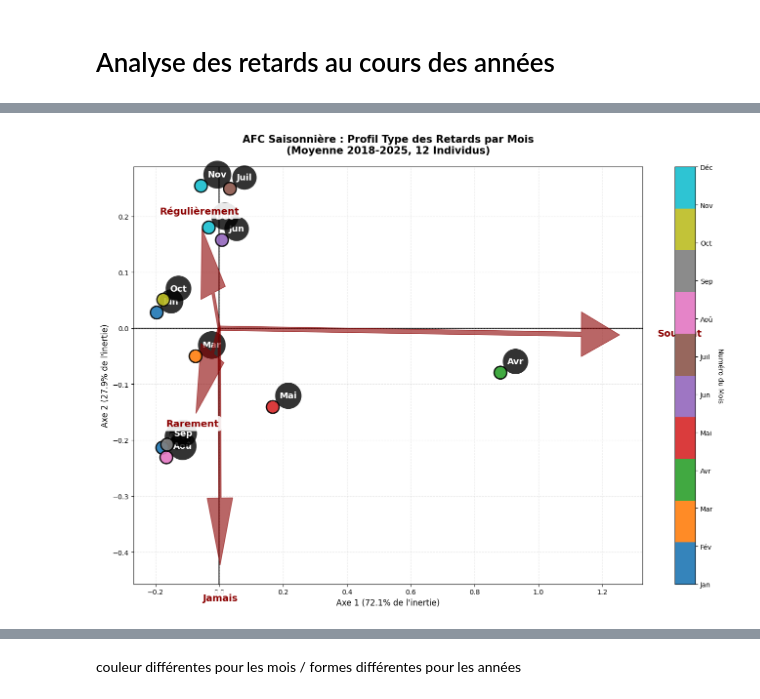
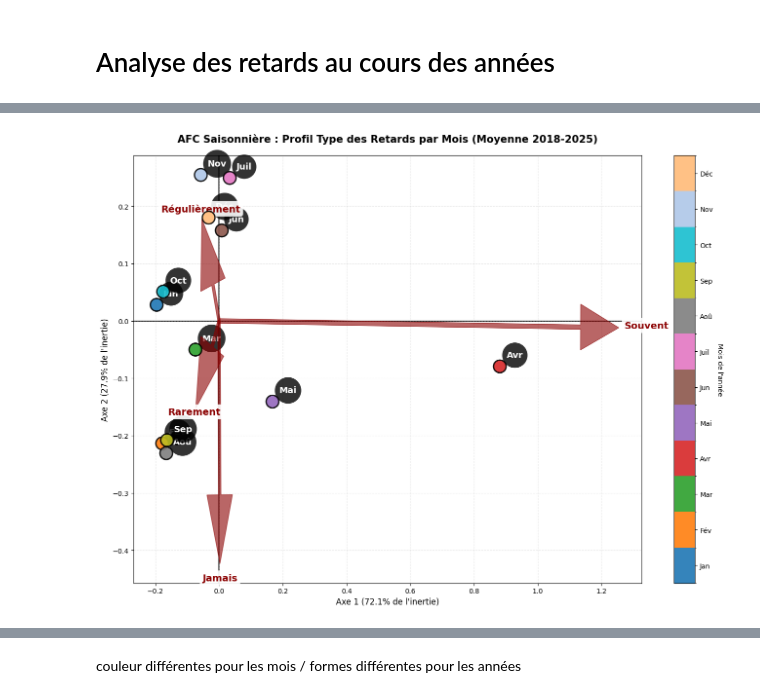
Before and after one commit to Clara-Lst/Projet_AD, a Jupyter notebook: AD-projet-python_FMA-Alex.ipynb, the cells around one changed output, grey strips where cells are left out. Drawn from its saved outputs; the diff is of its cells as text; code cells hidden in the pictures.

```diff
--- a/AD-projet-python_FMA-Alex.ipynb
+++ b/AD-projet-python_FMA-Alex.ipynb
@@ -537,34 +656,20 @@ On regarde plus précisements l'année 2018 pour voir si il y a des mois en part
 # %%
-# --- 8. AFC PAR MOIS (Toutes années confondues - 12 Individus) ---
+# 1.3. AFC Saisonnière Globale (12 Mois)
 
 # A. Préparation : Extraire le numéro du mois pour le regroupement
-# On s'assure que la date est en texte, puis on prend la partie après le '-' ou le premier chiffre si format différent
-# Hypothèse : format "YYYY-MM" ou "YYYY-MM-DD"
 data['mois_num'] = data['date'].astype(str).str.split('-').str[1]
 
-# Vérification de sécurité : s'assurer qu'on a bien des mois de 01 à 12
-if data['mois_num'].isna().any():
-    # Fallback si le format de date est différent (ex: "01/2018")
-    # On essaie de prendre les 2 premiers caractères
-    data['mois_num'] = data['date'].astype(str).str[:2]
-
-# Filtrer pour ne garder que les mois valides (01 à 12)
-data = data[data['mois_num'].str.match(r'^0[1-9]|1[0-2]$')]
-
 # B. Création de la matrice de contingence par MOIS (Agrégation 2018-2025)
-# On groupe par 'mois_num' et 'retard', puis on somme tous les trains de toutes les années pour ce mois.
 matrice_mois = data.groupby(['mois_num', 'retard']).size().unstack(fill_value=0)
 
 # Réordonner les mois chronologiquement (01, 02, ..., 12)
-# C'est crucial car le tri alphabétique mettrait "10" avant "2"
 ordre_mois = [f"{i:02d}" for i in range(1, 13)]
-# On ne garde que les mois présents dans les données, dans le bon ordre
 mois_presents = [m for m in ordre_mois if m in matrice_mois.index]
 matrice_mois = matrice_mois.reindex(mois_presents)
 
-print("Matrice de contingence Mensuelle (Agrégat 2018-2025) :")
+#Afficher la matrice de contigence
+print("Matrice de contingence")
 print(matrice_mois)
-print(f"\nNombre d'individus : {len(matrice_mois)} (devrait être 12)")
 
 # C. Lancement de l'AFC
 afc_mois_global = prince.CA(n_components=2, n_iter=10, copy=True, check_input=True, random_state=42)
@@ -575,66 +680,80 @@ total_inertia_mois = afc_mois_global.eigenvalues_.sum()
 inertie_mm1 = afc_mois_global.eigenvalues_[0] / total_inertia_mois
 inertie_mm2 = afc_mois_global.eigenvalues_[1] / total_inertia_mois
 
-# E. Visualisation Unifiée (Mois + Variables)
-plt.figure(figsize=(14, 10))
-
-# 1. Coordonnées des individus (les 12 mois)
+# E. Préparation des coordonnées
 coords_mois_glob = afc_mois_global.row_coordinates(matrice_mois)
 coords_mois_glob.columns = ['Axe 1', 'Axe 2']
+coords_mois_glob['mois_int'] = coords_mois_glob.index.astype(int)
 
-# 2. Coordonnées des variables (Catégories de retard)
 coords_vars_mois = afc_mois_global.column_coordinates(matrice_mois)
 coords_vars_mois.columns = ['Axe 1', 'Axe 2']
 
-# 3. Tracé des VARIABLES (Flèches)
+# F. Création d'une palette personnalisée de 12 couleurs distinctes
+# Liste de 12 couleurs vives et différenciables
+couleurs_12_mois = [
+    '#1f77b4', # Bleu (Jan)
+    '#ff7f0e', # Orange (Fév)
+    '#2ca02c', # Vert (Mar)
+    '#d62728', # Rouge (Avr)
+    '#9467bd', # Violet (Mai)
+    '#8c564b', # Marron (Jun)
+    '#e377c2', # Rose (Juil)
+    '#7f7f7f', # Gris (Aoû)
+    '#bcbd22', # Olive (Sep)
+    '#17becf', # Cyan (Oct)
+    '#aec7e8', # Bleu clair (Nov)
+    '#ffbb78'  # Orange clair (Déc)
+]
+
+# Création de la colormap et de la normalisation pour des cases discrètes (pour avoir les couleurs centrées sur les mois)
+cmap_12 = mcolors.LinearSegmentedColormap.from_list('cmap_12', couleurs_12_mois, N=12)
+bornes_mois = [x - 0.5 for x in range(1, 13)] + [12.5] # Bornes de 0.5 à 12.5
+norm_mois = mcolors.BoundaryNorm(bornes_mois, cmap_12.N)
+
+# G. Visualisation Unifiée
+plt.figure(figsize=(14, 10))
+
+# 1. Tracé des VARIABLES (Flèches)
 for i, txt in enumerate(coords_vars_mois.index):
     x = coords_vars_mois['Axe 1'].iloc[i]
     y = coords_vars_mois['Axe 2'].iloc[i]
     plt.arrow(0, 0, x, y, color='darkred', alpha=0.6, width=0.008, head_width=0.08, length_includes_head=True, zorder=5)
-    plt.text(x*1.15, y*1.15, txt, color='darkred', fontsize=14, fontweight='bold', ha='center',
+    plt.text(x*1.07, y*1.07, txt,
+             color='darkred', fontsize=14, fontweight='bold', ha='center',
              bbox=dict(boxstyle='round,pad=0.3', facecolor='white', alpha=0.9, edgecolor='none'), zorder=6)
 
-# 4. Tracé des INDIVIDUS (Les Mois 01-12)
-# On convertit l'index (ex: "04") en entier (4) pour la couleur
-coords_mois_glob['mois_int'] = coords_mois_glob.index.astype(int)
-
+# 2. Tracé des INDIVIDUS (Les Mois 01-12) avec la nouvelle palette
 scatter_mois_glob = plt.scatter(
     coords_mois_glob['Axe 1'],
     coords_mois_glob['Axe 2'],
-    c=coords_mois_glob['mois_int'],  # Couleur basée sur le numéro du mois
-    cmap='tab10',  # Palette qualitative distincte pour chaque mois
+    c=coords_mois_glob['mois_int'],
+    cmap=cmap_12,
+    norm=norm_mois, # Application de la normalisation discrète
     s=350,
     alpha=0.9,
     edgecolors='black',
     linewidth=2,
-    zorder=10,
-    label='Mois (Moyenne 2018-2025)'
+    zorder=10
 )
 
-# 5. Annotation des points (Nom du mois)
-# Petit dictionnaire pour afficher les noms en toutes lettres
+# 3. Annotation des points (Nom du mois)
 noms_mois = {
     '01': 'Jan', '02': 'Fév', '03': 'Mar', '04': 'Avr', '05': 'Mai', '06': 'Jun',
     '07': 'Juil', '08': 'Aoû', '09': 'Sep', '10': 'Oct', '11': 'Nov', '12': 'Déc'
 }
 
 for i, txt in enumerate(coords_mois_glob.index):
-    label = noms_mois.get(txt, txt) # Affiche "Jan" au lieu de "01"
+    label = noms_mois.get(txt, txt)
     x_val = coords_mois_glob['Axe 1'].iloc[i]
     y_val = coords_mois_glob['Axe 2'].iloc[i]
 
     plt.annotate(label, (x_val, y_val),
-                 xytext=(10, 10),          # Décalage plus important car les points sont gros
-                 textcoords='offset points',
-                 ha='left',
-                 va='bottom',
-                 fontsize=13,
-                 fontweight='bold',
-                 color='white',
+                 xytext=(10, 10), textcoords='offset points',
+                 ha='left', va='bottom', fontsize=13, fontweight='bold', color='white',
                  bbox=dict(boxstyle='circle,pad=0.5', facecolor='black', alpha=0.8, edgecolor='none'))
 
-# F. Mise en forme
-plt.title("AFC Saisonnière : Profil Type des Retards par Mois\n(Moyenne 2018-2025, 12 Individus)", fontsize=15, fontweight='bold', pad=20)
+# H. Mise en forme et Légende
+plt.title("AFC Saisonnière : Profil Type des Retards par Mois (Moyenne 2018-2025)", fontsize=15, fontweight='bold', pad=20)
 plt.xlabel(f"Axe 1 ({inertie_mm1:.1%} de l'inertie)", fontsize=12)
 plt.ylabel(f"Axe 2 ({inertie_mm2:.1%} de l'inertie)", fontsize=12)
 
@@ -642,17 +761,11 @@ plt.axhline(0, color='black', linewidth=1.5, zorder=1)
 plt.axvline(0, color='black', linewidth=1.5, zorder=1)
 plt.grid(True, linestyle='--', alpha=0.3, zorder=0)
 
-# Légende de couleur
+# Légende de couleur avec cases discrètes
 cbar = plt.colorbar(scatter_mois_glob, ticks=range(1, 13))
-cbar.set_label('Numéro du Mois', rotation=270, labelpad=15)
-# Optionnel : Renommer les ticks de la barre de couleur
+cbar.set_label('Mois de l\'année', rotation=270, labelpad=15)
 cbar.set_ticklabels(['Jan', 'Fév', 'Mar', 'Avr', 'Mai', 'Jun', 'Juil', 'Aoû', 'Sep', 'Oct', 'Nov', 'Déc'])
 
 plt.tight_layout()
 plt.show()
-
-print(f"\n--- Analyse Saisonnière ---")
-print(f"L'axe 1 explique {inertie_mm1:.1%} des différences entre les mois.")
-print(f"L'axe 2 explique {inertie_mm2:.1%} des différences entre les mois.")
-print("Interprétation : Si 'Juil' et 'Aoû' sont proches de la flèche 'Souvent', les étés sont structurellement plus perturbés.")
 # %% [output]
@@ -676 +787 @@ Nombre d'individus : 12 (devrait être 12)
-[figure, old version]
+[figure, new version]
```
Also changed, not shown: parts of 19 cells of this notebook.
